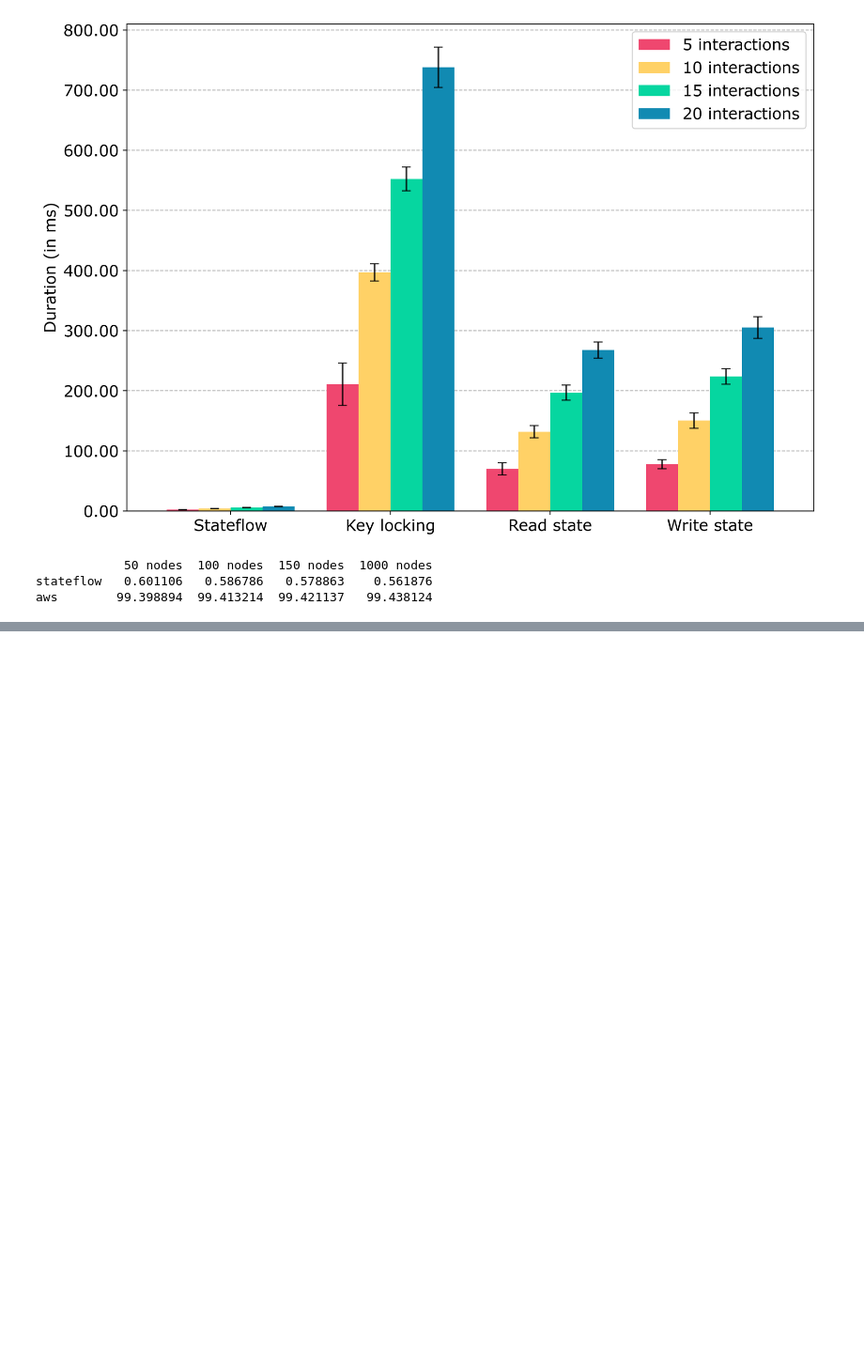
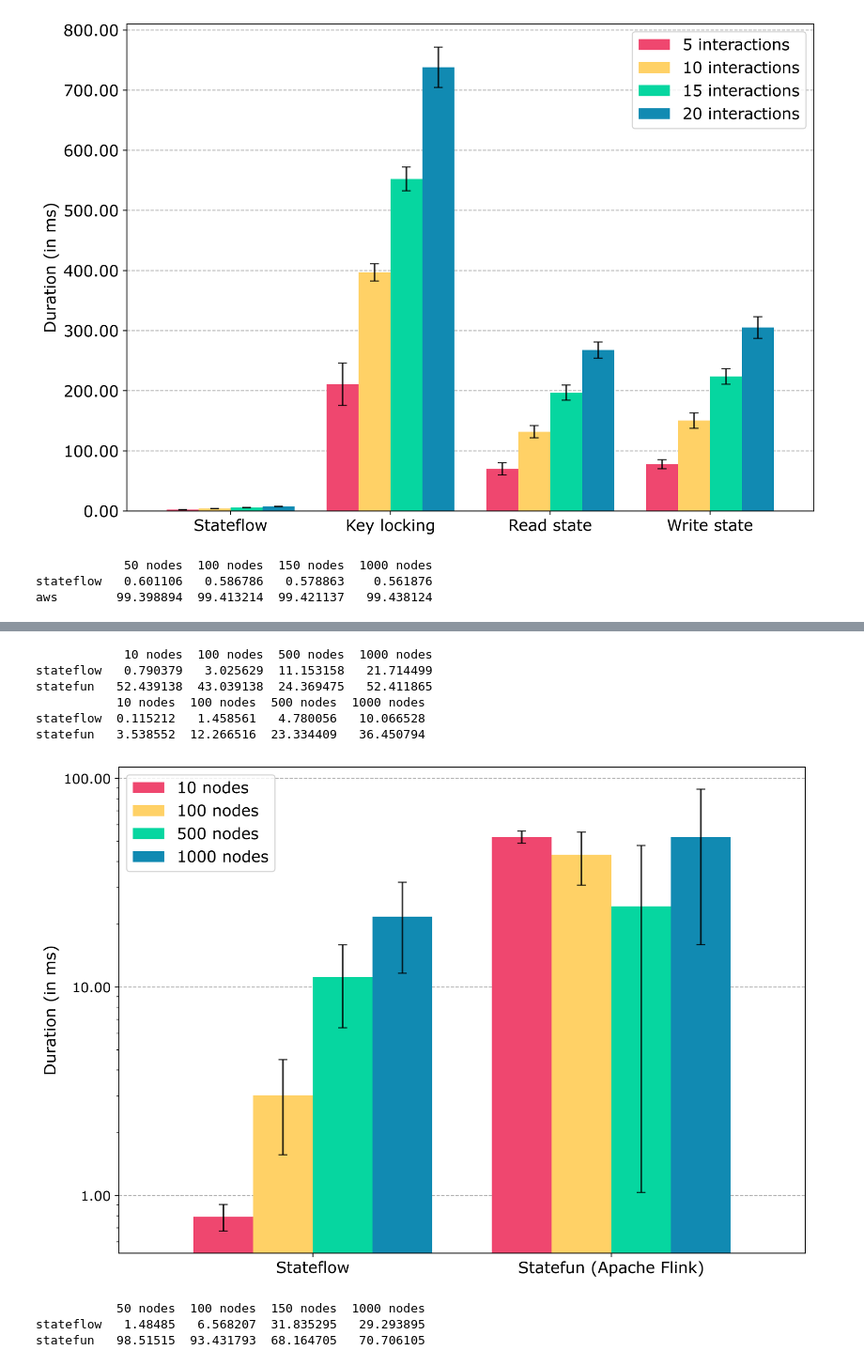
Before and after one commit to delftdata/stateflow-evaluation, a Jupyter notebook: results/overhead/overhead_results_with_runtime.ipynb, the cells around one changed output, grey strips where cells are left out. Shown at 94% size. Cells and saved outputs as stored; diff of their text form; code cells hidden in the pictures; blank space fills up the shorter version.

```diff
--- a/results/overhead/overhead_results_with_runtime.ipynb
+++ b/results/overhead/overhead_results_with_runtime.ipynb
@@ -435,0 +591,3 @@ aws        99.398894  99.413214  99.421137   99.438124
+# %%
+KAFKA_LATENCY = 7.180430976191201
+KAFKA_ROUNDTRIP = 2 * KAFKA_LATENCY
@@ -435,0 +732,11 @@ aws        99.398894  99.413214  99.421137   99.438124
+# %%
+eg1000_data = pd.read_csv("with_runtime/statefun_1000eg.csv")
+columns = ["STATEFUN", "EVENT_SERIALIZATION_DURATION"]
+for column in columns:
+    eg1000_data = eg1000_data[eg1000_data[column] < eg1000_data[column].quantile(0.95)]
+
+eg1000_data["stateflow"] = eg1000_data["ACTOR_CONSTRUCTOR"] + eg1000_data["ROUTING_DURATION"] + eg1000_data["EVENT_SERIALIZATION_DURATION"] + eg1000_data["STATE_SERIALIZATION_DURATION"] + + eg500_data["STATE_SERIALIZATION_DURATION"] + eg100_data["STATE_SERIALIZATION_DURATION"] + eg1000_data["EXECUTION_GRAPH_TRAVERSAL"]
+eg1000_data["statefun"] = eg1000_data["STATEFUN"] - KAFKA_ROUNDTRIP
+#eg1000_data["stateflow"] = eg1000_data[eg1000_data["stateflow"] < eg1000_data["stateflow"].quantile(0.95)]
+
+eg1000_data.describe()
@@ -435,0 +753,62 @@ aws        99.398894  99.413214  99.421137   99.438124
+# %%
+eg10_mean = eg10_data[["stateflow", "statefun"]].mean().to_frame(name="10 nodes")
+eg100_mean = eg100_data[["stateflow", "statefun"]].mean().to_frame(name="100 nodes")
+eg500_mean = eg500_data[["stateflow", "statefun"]].mean().to_frame(name="500 nodes")
+eg1000_mean = eg1000_data[["stateflow", "statefun"]].mean().to_frame(name="1000 nodes")
+
+eg10_std = eg10_data[["stateflow", "statefun"]].std().to_frame(name="10 nodes")
+eg100_std = eg100_data[["stateflow", "statefun"]].std().to_frame(name="100 nodes")
+eg500_std = eg500_data[["stateflow", "statefun"]].std().to_frame(name="500 nodes")
+eg1000_std = eg1000_data[["stateflow", "statefun"]].std().to_frame(name="1000 nodes")
+
+
+eg_mean = pd.concat([eg10_mean, eg100_mean, eg500_mean, eg1000_mean], axis=1)
+eg_std = pd.concat([eg10_std, eg100_std, eg500_std, eg1000_std], axis=1)
+print(eg_mean)
+print(eg_std)
+# %% [output]
+            10 nodes  100 nodes  500 nodes  1000 nodes
+stateflow   0.790379   3.025629  11.153158   21.714499
+statefun   52.439138  43.039138  24.369475   52.411865
+           10 nodes  100 nodes  500 nodes  1000 nodes
+stateflow  0.115212   1.458561   4.780056   10.066528
+statefun   3.538552  12.266516  23.334409   36.450794
+# %%
+ax = eg_mean.plot(kind="bar", color=["#ef476f", "#ffd166", "#06d6a0", "#118ab2", "#073b4c"], yerr=eg_std, rot=0, fontsize=12, capsize=4, width=0.8, ecolor='black', error_kw={"alpha": 0.80})
+ax.set_axisbelow(True)
+plt.grid(axis="y", linestyle="--")
+ax.set_yscale('log')
+ax.set_ylabel("Duration (in ms)", fontsize=14)
+plt.legend(loc=0, prop={"size": 14})
+#ax.set_xlabel(r"$Stateflow$ " + "component", fontsize=14)
+ax.set_xticklabels(["Stateflow", "Statefun (Apache Flink)"], fontsize=14)
+#ax.set_title(r"Duration of components in $Stateflow$ with varying state size. ")
+ax.yaxis.set_major_formatter(matplotlib.ticker.FormatStrFormatter('%.2f'))
+plt.savefig("statefun_eg_length_overhead.pdf", bbox_inches = 'tight', pad_inches = 0)
+plt.show()
+# %% [output]
+[figure, added]
+# %%
+rel_eg10_mean = eg10_data[["stateflow", "statefun"]].mean()
+total_eg10 = rel_eg10_mean.sum()
+rel_eg10 = ((rel_eg10_mean / total_eg10) * 100).to_frame("50 nodes")
+
+rel_eg100_mean = eg100_data[["stateflow", "statefun"]].mean()
+total_eg100 = rel_eg100_mean.sum()
+rel_eg100 = ((rel_eg100_mean / total_eg100) * 100).to_frame("100 nodes")
+
+rel_eg500_mean = eg500_data[["stateflow", "statefun"]].mean()
+total_eg500 = rel_eg500_mean.sum()
+rel_eg500 = ((rel_eg500_mean / total_eg500) * 100).to_frame("150 nodes")
+
+rel_eg1000_mean = eg1000_data[["stateflow", "statefun"]].mean()
+total_eg1000 = rel_eg1000_mean.sum()
+rel_eg1000 = ((rel_eg1000_mean / total_eg1000) * 100).to_frame("1000 nodes")
+
+rel_eg = pd.concat([rel_eg10, rel_eg100, rel_eg500, rel_eg1000], axis=1)
+#ax = rel_overhead.transpose().plot(kind="bar", color=["#ef476f", "#ffd166", "#06d6a0", "#118ab2", "#073b4c"], rot=0, stacked=True, fontsize=12, capsize=4, width=0.8, ecolor='black', error_kw={"alpha": 0.80})
+print(rel_eg)
+# %% [output]
+           50 nodes  100 nodes  150 nodes  1000 nodes
+stateflow   1.48485   6.568207  31.835295   29.293895
+statefun   98.51515  93.431793  68.164705   70.706105
```
Also changed, not shown: parts of 29 cells of this notebook, 5 other files.
